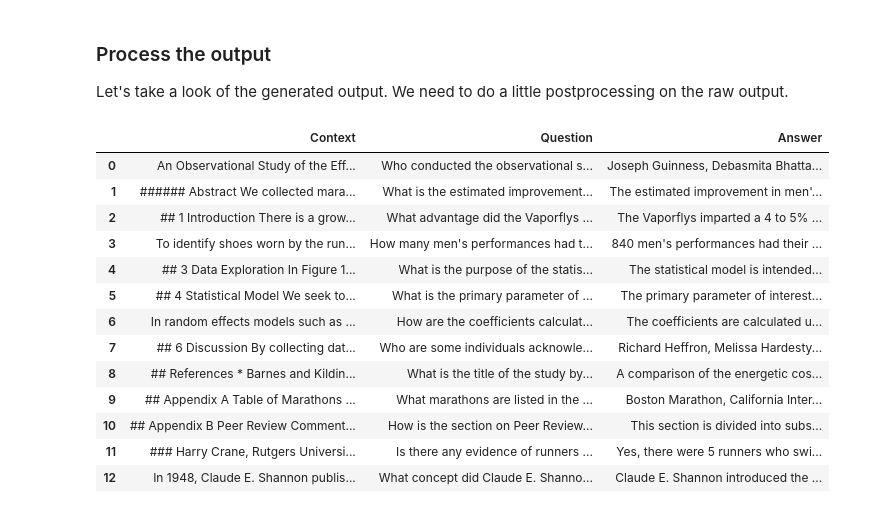
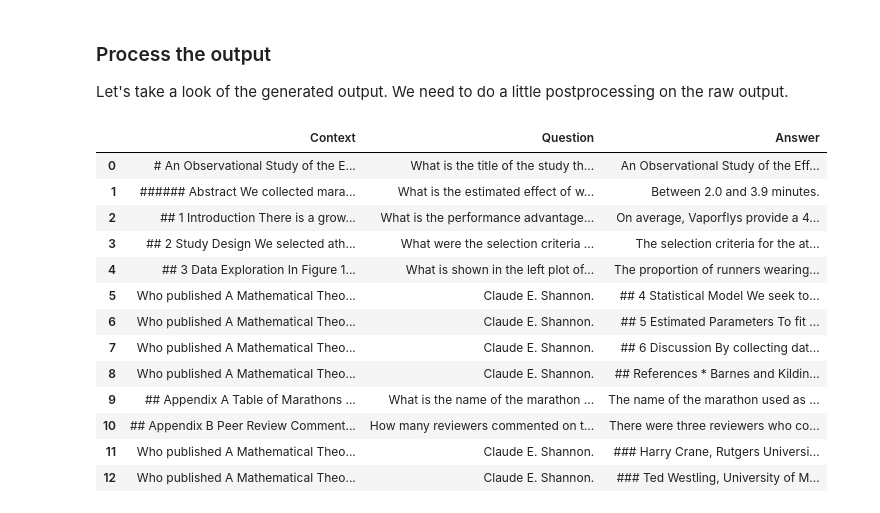
Before and after one commit to CambioML/uniflow-llm-based-pdf-extraction-text-cleaning-data-clustering, a Jupyter notebook: example/pipeline/pipeline_pdf_extract_transform.ipynb, the cells around one changed output. Cells and saved outputs as stored; diff of their text form; code cells hidden in the pictures.

Commit message:
pdf pipeline using HuggingfaceModel

```diff
--- a/example/pipeline/pipeline_pdf_extract_transform.ipynb
+++ b/example/pipeline/pipeline_pdf_extract_transform.ipynb
@@ -75,0 +100,8 @@ transform_config = TransformOpenAIConfig(
+# %%
+current_batch_size = 1
+print("batch size:", current_batch_size)
+
+transform_config = TransformHuggingFaceConfig(
+    guided_prompt_template=guided_prompt,
+    model_config=HuggingfaceModelConfig(batch_size=current_batch_size)
+)
@@ -111,47 +151,47 @@ Let's take a look of the generated output. We need to do a little postprocessing
 # %%
 # Extracting context, question, and answer into a DataFrame
 contexts = []
 questions = []
 answers = []
 
+keywords = ["context:", "question:", "answer:"]
+pattern = '|'.join(map(re.escape, keywords))
+
 for item in output[0]:
-    for i in item.get('output', []):
-        for response in i.get('response', []):
-            if any(key not in response for key in ['context', 'question', 'answer']):
-                print("Missing context, question or answer in response:", response)
-                continue
+    o = item['output'][0]['response'][0]
+    segments = [segment for segment in re.split(pattern, o) if segment.strip()]
 
-            contexts.append(response['context'])
-            questions.append(response['question'])
-            answers.append(response['answer'])
+    contexts.append(segments[-3])
+    questions.append(segments[-2])
+    answers.append(segments[-1])
 
 # Set display options
 pd.set_option('display.max_colwidth', None)
 pd.set_option('display.width', 1000)
 
 df = pd.DataFrame({
     'Context': contexts,
     'Question': questions,
     'Answer': answers
 })
 
 styled_df = df.style.set_properties(**{'text-align': 'left'}).set_table_styles([{
     'selector': 'th',
     'props': [('text-align', 'left')]
 }])
 styled_df
 # %% [output]
 |  | Context | Question | Answer |
-| 0 | An Observational Study of the Eff... | Who conducted the observational s... | Joseph Guinness, Debasmita Bhatta... |
-| 1 | ###### Abstract We collected mara... | What is the estimated improvement... | The estimated improvement in men'... |
-| 2 | ## 1 Introduction There is a grow... | What advantage did the Vaporflys ... | The Vaporflys imparted a 4 to 5% ... |
-| 3 | To identify shoes worn by the run... | How many men's performances had t... | 840 men's performances had their ... |
-| 4 | ## 3 Data Exploration In Figure 1... | What is the purpose of the statis... | The statistical model is intended... |
-| 5 | ## 4 Statistical Model We seek to... | What is the primary parameter of ... | The primary parameter of interest... |
-| 6 | In random effects models such as ... | How are the coefficients calculat... | The coefficients are calculated u... |
-| 7 | ## 6 Discussion By collecting dat... | Who are some individuals acknowle... | Richard Heffron, Melissa Hardesty... |
-| 8 | ## References * Barnes and Kildin... | What is the title of the study by... | A comparison of the energetic cos... |
-| 9 | ## Appendix A Table of Marathons ... | What marathons are listed in the ... | Boston Marathon, California Inter... |
-| 10 | ## Appendix B Peer Review Comment... | How is the section on Peer Review... | This section is divided into subs... |
-| 11 | ### Harry Crane, Rutgers Universi... | Is there any evidence of runners ... | Yes, there were 5 runners who swi... |
-| 12 | In 1948, Claude E. Shannon publis... | What concept did Claude E. Shanno... | Claude E. Shannon introduced the ... |
+| 0 | # An Observational Study of the E... | What is the title of the study th... | An Observational Study of the Eff... |
+| 1 | ###### Abstract We collected mara... | What is the estimated effect of w... | Between 2.0 and 3.9 minutes. |
+| 2 | ## 1 Introduction There is a grow... | What is the performance advantage... | On average, Vaporflys provide a 4... |
+| 3 | ## 2 Study Design We selected ath... | What were the selection criteria ... | The selection criteria for the at... |
+| 4 | ## 3 Data Exploration In Figure 1... | What is shown in the left plot of... | The proportion of runners wearing... |
+| 5 | Who published A Mathematical Theo... | Claude E. Shannon. | ## 4 Statistical Model We seek to... |
+| 6 | Who published A Mathematical Theo... | Claude E. Shannon. | ## 5 Estimated Parameters To fit ... |
+| 7 | Who published A Mathematical Theo... | Claude E. Shannon. | ## 6 Discussion By collecting dat... |
+| 8 | Who published A Mathematical Theo... | Claude E. Shannon. | ## References * Barnes and Kildin... |
+| 9 | ## Appendix A Table of Marathons ... | What is the name of the marathon ... | The name of the marathon used as ... |
+| 10 | ## Appendix B Peer Review Comment... | How many reviewers commented on t... | There were three reviewers who co... |
+| 11 | Who published A Mathematical Theo... | Claude E. Shannon. | ### Harry Crane, Rutgers Universi... |
+| 12 | Who published A Mathematical Theo... | Claude E. Shannon. | ### Ted Westling, University of M... |
```
Also changed, not shown: parts of 17 cells of this notebook, 2 other files.
